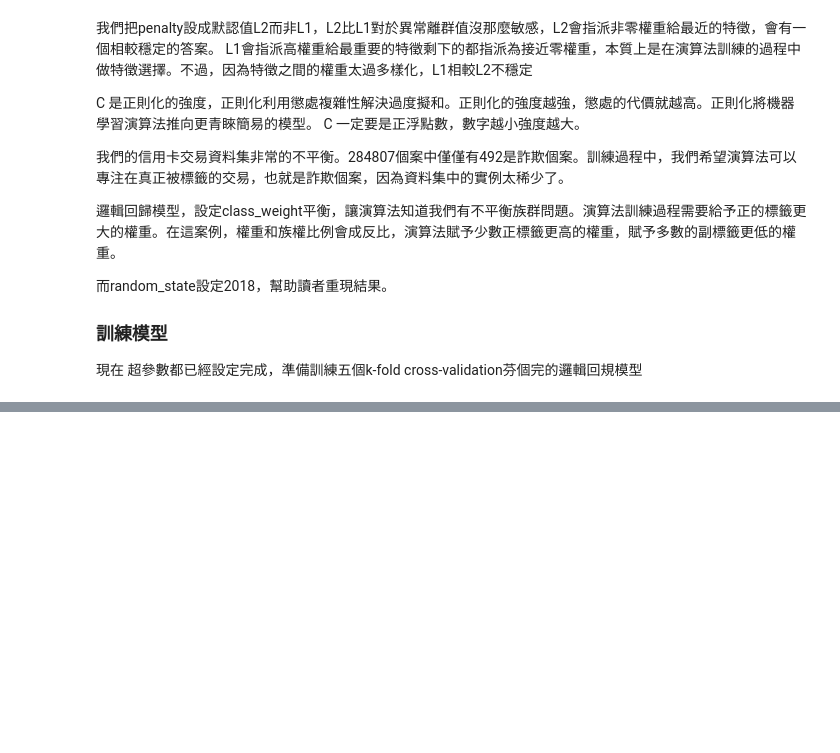
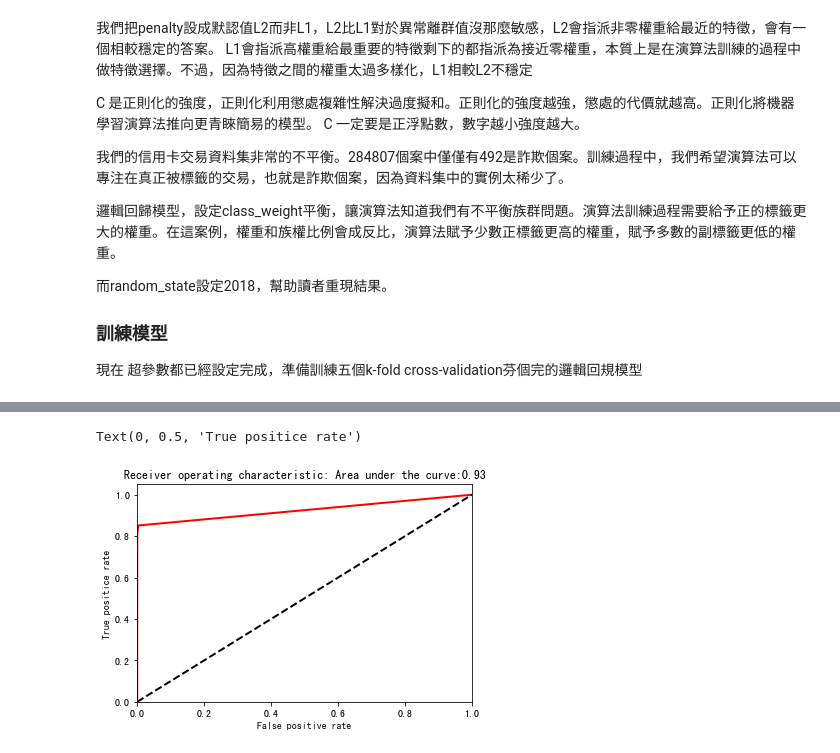
Before and after one commit to agron911/data-analytics, a Jupyter notebook: ML/end-to-end ML proj.ipynb, the cells around one changed output, grey strips where cells are left out. Saved outputs shown, nothing was run; the diff lists cells and outputs as text; code cells hidden in the pictures; blank space fills up the shorter version.

```diff
--- a/ML/end-to-end ML proj.ipynb
+++ b/ML/end-to-end ML proj.ipynb
@@ -387,0 +572,15 @@ true positive rate可以比擬成敏感度，false positive rate可以當作是
+# %%
+fpr, tpr, threshold = roc_curve(preds['truelabel'],preds['prediction'])
+
+areaUnderROC = auc(fpr,tpr)
+
+plt.title('Receiver operating characteristic: Area under the curve:{0:.2f}'.format(areaUnderROC))
+plt.plot(fpr,tpr,color='r',lw=2)
+plt.plot([0,1],[0,1],color='k',lw=2,linestyle='--')
+plt.xlim([0,1.0])
+plt.ylim([0,1.05])
+plt.xlabel('False positive rate')
+plt.ylabel('True positice rate')
+# %% [output]
+Text(0, 0.5, 'True positice rate')
+[figure, added]
```
Also changed, not shown: parts of 26 cells of this notebook.
